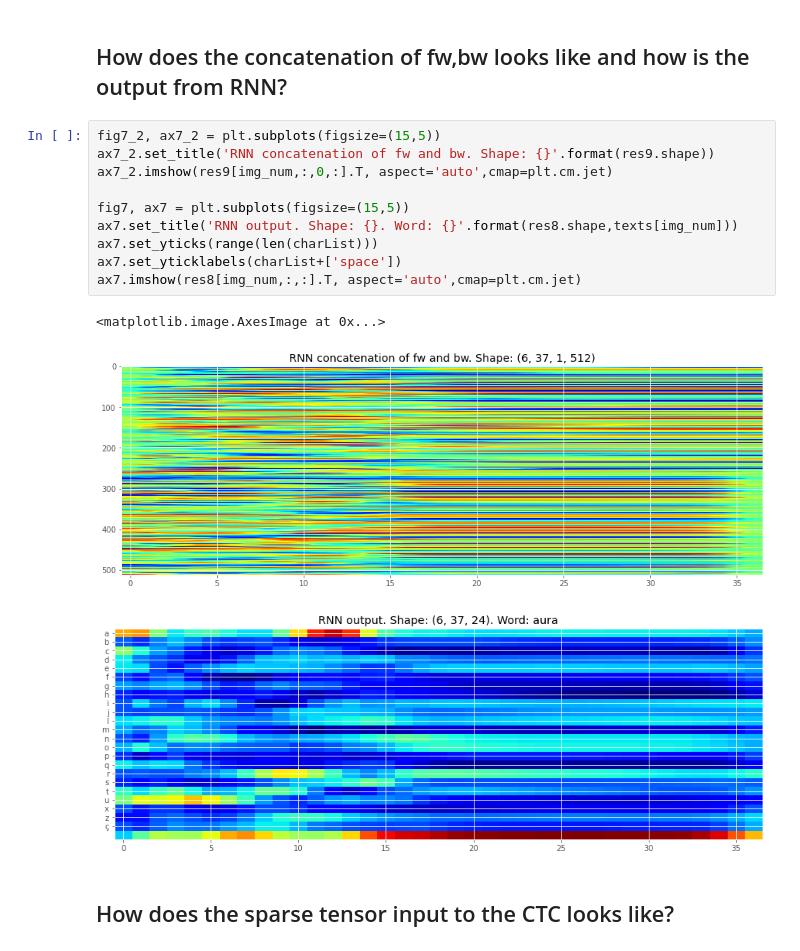
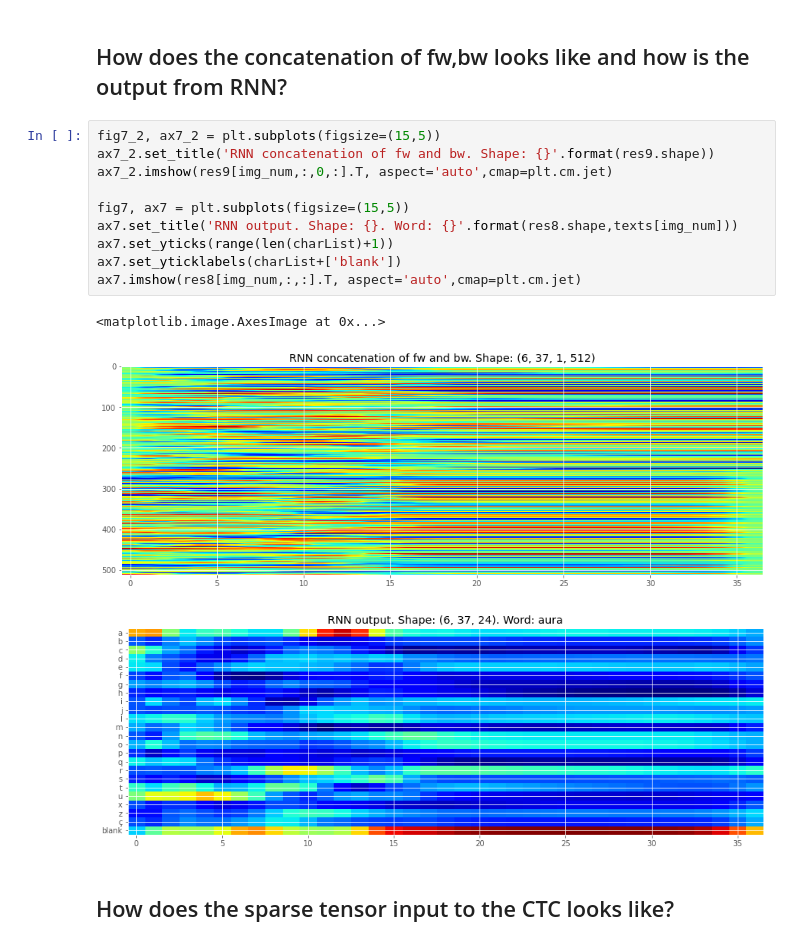
Before and after one commit to rjlopez2/middleage_detection, a Jupyter notebook: project_middleage_clean.ipynb, the cells around one changed output. Drawn from its saved outputs; the diff is of its cells as text.

```diff
--- a/project_middleage_clean.ipynb
+++ b/project_middleage_clean.ipynb
@@ -574,17 +578,17 @@ ax6.imshow(res5[img_num,0,:,:].T, aspect='auto',cmap=plt.cm.jet)
 # %%
 fig7_2, ax7_2 = plt.subplots(figsize=(15,5))
 ax7_2.set_title('RNN concatenation of fw and bw. Shape: {}'.format(res9.shape))
 ax7_2.imshow(res9[img_num,:,0,:].T, aspect='auto',cmap=plt.cm.jet)
 
 fig7, ax7 = plt.subplots(figsize=(15,5))
 ax7.set_title('RNN output. Shape: {}. Word: {}'.format(res8.shape,texts[img_num]))
-ax7.set_yticks(range(len(charList)))
-ax7.set_yticklabels(charList+['space'])
+ax7.set_yticks(range(len(charList)+1))
+ax7.set_yticklabels(charList+['blank'])
 ax7.imshow(res8[img_num,:,:].T, aspect='auto',cmap=plt.cm.jet)
 # %% [output]
 <matplotlib.image.AxesImage at 0x...>
 [figure]
-[figure, old version]
+[figure, new version]
 # %% [markdown]
 ## How does the sparse tensor input to the CTC looks like?
 # %%
```
Also changed, not shown: parts of 4 cells of this notebook.
